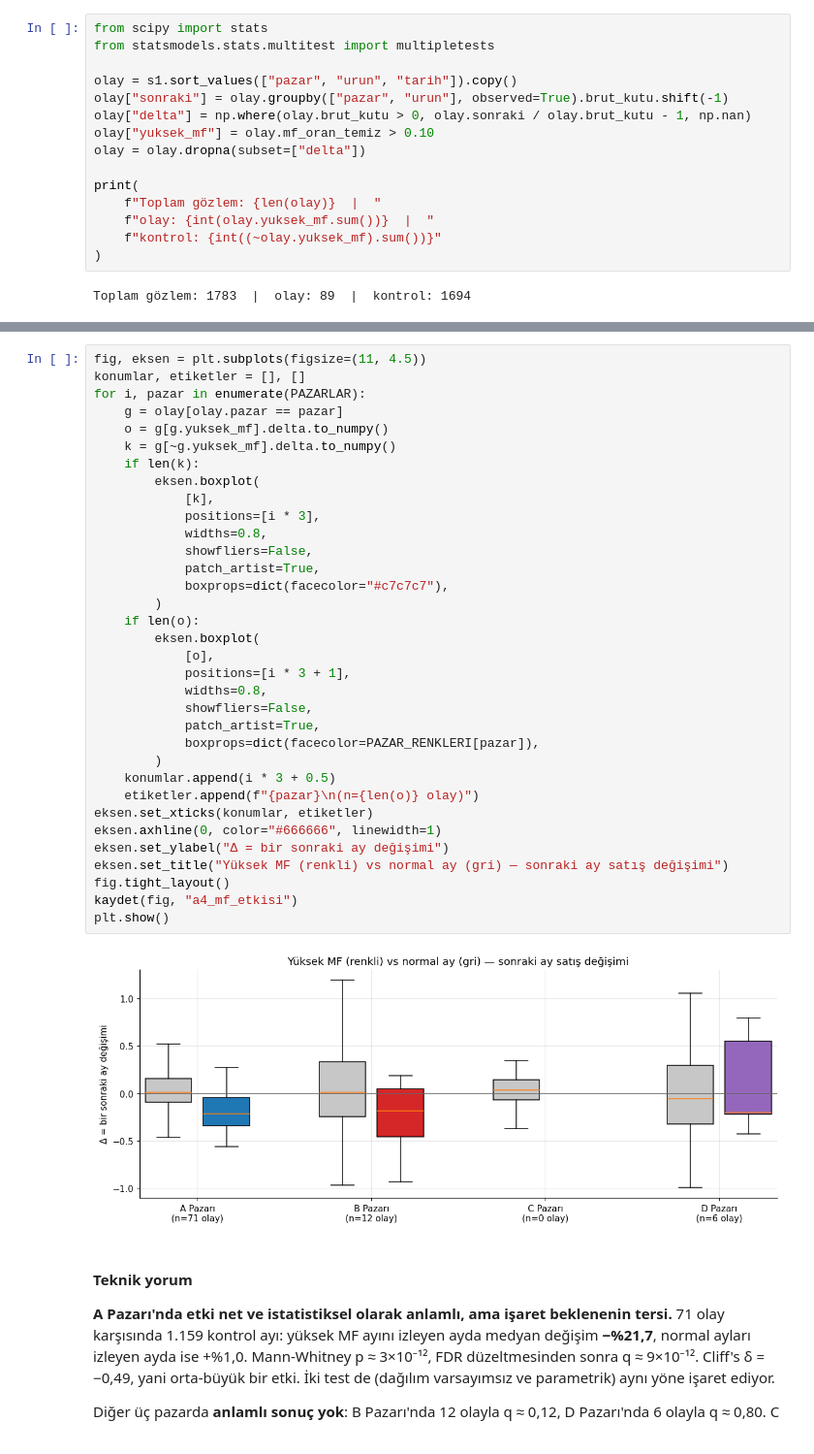
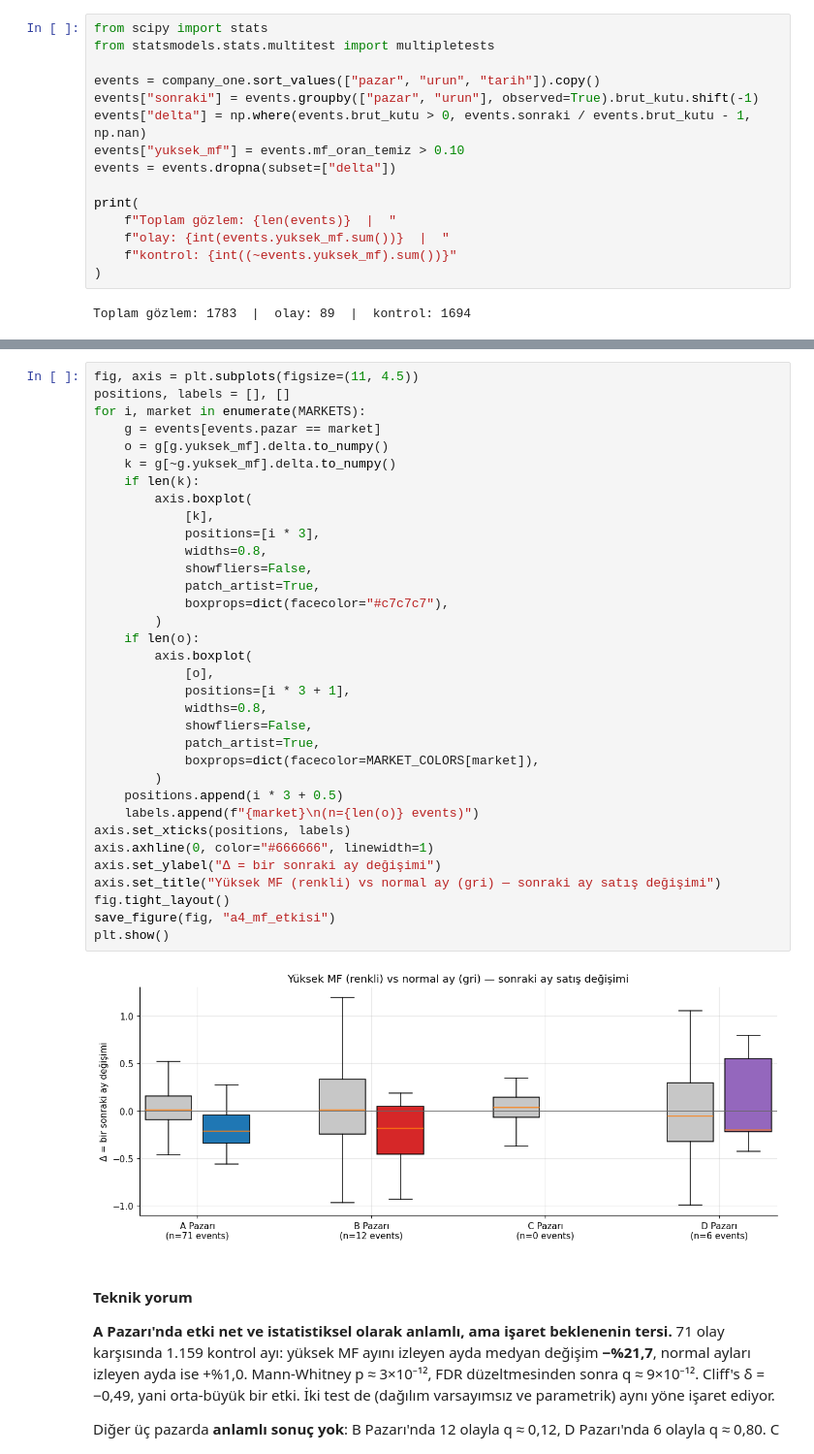
Before and after one commit to berkincetin/rag-demo, a Jupyter notebook: notebooks/analiz.ipynb, the cells around one changed output, grey strips where cells are left out. Shown at 97% size. Drawn from its saved outputs; the diff is of its cells as text.

```diff
--- a/notebooks/analiz.ipynb
+++ b/notebooks/analiz.ipynb
@@ -564,16 +584,16 @@ düzeltiliyor.
 from scipy import stats
 from statsmodels.stats.multitest import multipletests
 
-olay = s1.sort_values(["pazar", "urun", "tarih"]).copy()
-olay["sonraki"] = olay.groupby(["pazar", "urun"], observed=True).brut_kutu.shift(-1)
-olay["delta"] = np.where(olay.brut_kutu > 0, olay.sonraki / olay.brut_kutu - 1, np.nan)
-olay["yuksek_mf"] = olay.mf_oran_temiz > 0.10
-olay = olay.dropna(subset=["delta"])
+events = company_one.sort_values(["pazar", "urun", "tarih"]).copy()
+events["sonraki"] = events.groupby(["pazar", "urun"], observed=True).brut_kutu.shift(-1)
+events["delta"] = np.where(events.brut_kutu > 0, events.sonraki / events.brut_kutu - 1, np.nan)
+events["yuksek_mf"] = events.mf_oran_temiz > 0.10
+events = events.dropna(subset=["delta"])
 
 print(
-    f"Toplam gözlem: {len(olay)}  |  "
-    f"olay: {int(olay.yuksek_mf.sum())}  |  "
-    f"kontrol: {int((~olay.yuksek_mf).sum())}"
+    f"Toplam gözlem: {len(events)}  |  "
+    f"olay: {int(events.yuksek_mf.sum())}  |  "
+    f"kontrol: {int((~events.yuksek_mf).sum())}"
 )
 # %% [output]
 Toplam gözlem: 1783  |  olay: 89  |  kontrol: 1694
@@ -626,41 +644,41 @@ mf_testi
 | 2 | C Pazarı | 0 | 101 | NaN | NaN | NaN | NaN | NaN | ... |
 | 3 | D Pazarı | 6 | 55 | -0.205 | -0.055 | 8.041863e-01 | 0.343209 | 0.067 | ... |
 # %%
-fig, eksen = plt.subplots(figsize=(11, 4.5))
-konumlar, etiketler = [], []
-for i, pazar in enumerate(PAZARLAR):
-    g = olay[olay.pazar == pazar]
+fig, axis = plt.subplots(figsize=(11, 4.5))
+positions, labels = [], []
+for i, market in enumerate(MARKETS):
+    g = events[events.pazar == market]
     o = g[g.yuksek_mf].delta.to_numpy()
     k = g[~g.yuksek_mf].delta.to_numpy()
     if len(k):
-        eksen.boxplot(
+        axis.boxplot(
             [k],
             positions=[i * 3],
             widths=0.8,
             showfliers=False,
             patch_artist=True,
             boxprops=dict(facecolor="#c7c7c7"),
         )
     if len(o):
-        eksen.boxplot(
+        axis.boxplot(
             [o],
             positions=[i * 3 + 1],
             widths=0.8,
             showfliers=False,
             patch_artist=True,
-            boxprops=dict(facecolor=PAZAR_RENKLERI[pazar]),
+            boxprops=dict(facecolor=MARKET_COLORS[market]),
         )
-    konumlar.append(i * 3 + 0.5)
-    etiketler.append(f"{pazar}\n(n={len(o)} olay)")
-eksen.set_xticks(konumlar, etiketler)
-eksen.axhline(0, color="#666666", linewidth=1)
-eksen.set_ylabel("Δ = bir sonraki ay değişimi")
-eksen.set_title("Yüksek MF (renkli) vs normal ay (gri) — sonraki ay satış değişimi")
+    positions.append(i * 3 + 0.5)
+    labels.append(f"{market}\n(n={len(o)} events)")
+axis.set_xticks(positions, labels)
+axis.axhline(0, color="#666666", linewidth=1)
+axis.set_ylabel("Δ = bir sonraki ay değişimi")
+axis.set_title("Yüksek MF (renkli) vs normal ay (gri) — sonraki ay satış değişimi")
 fig.tight_layout()
-kaydet(fig, "a4_mf_etkisi")
+save_figure(fig, "a4_mf_etkisi")
 plt.show()
 # %% [output]
-[figure, old version]
+[figure, new version]
 # %% [markdown]
 #### Teknik yorum
 
```
Also changed, not shown: parts of 31 cells of this notebook, 23 other files.
